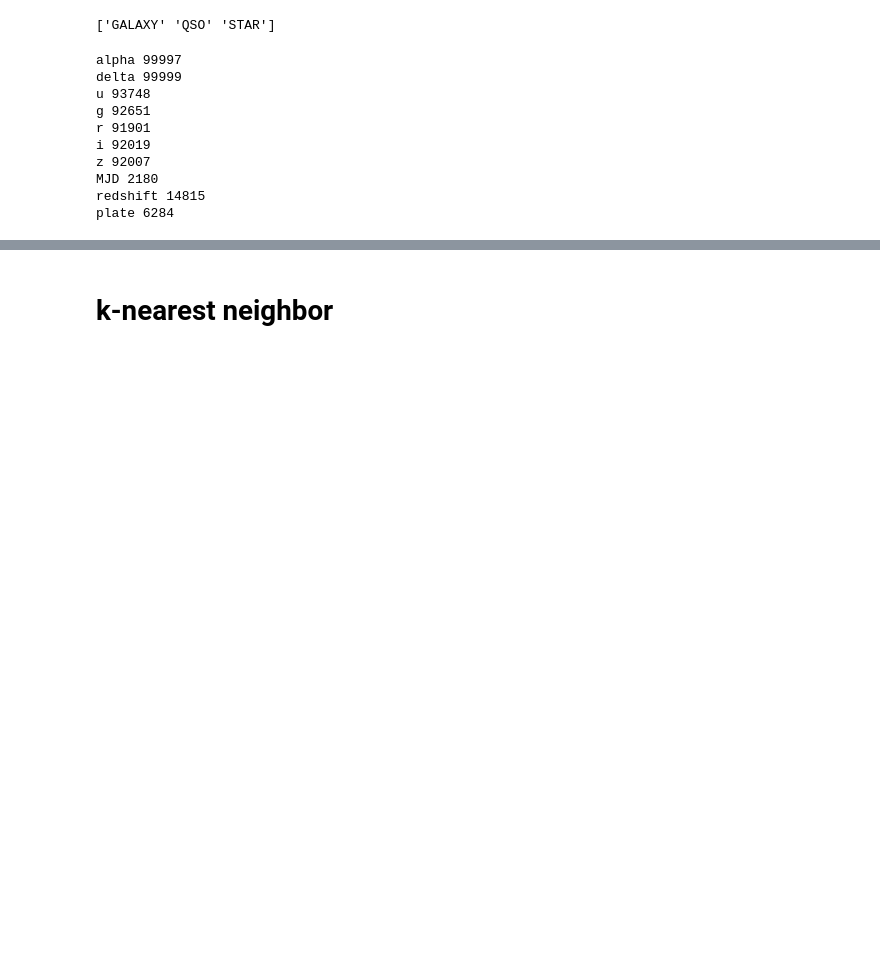
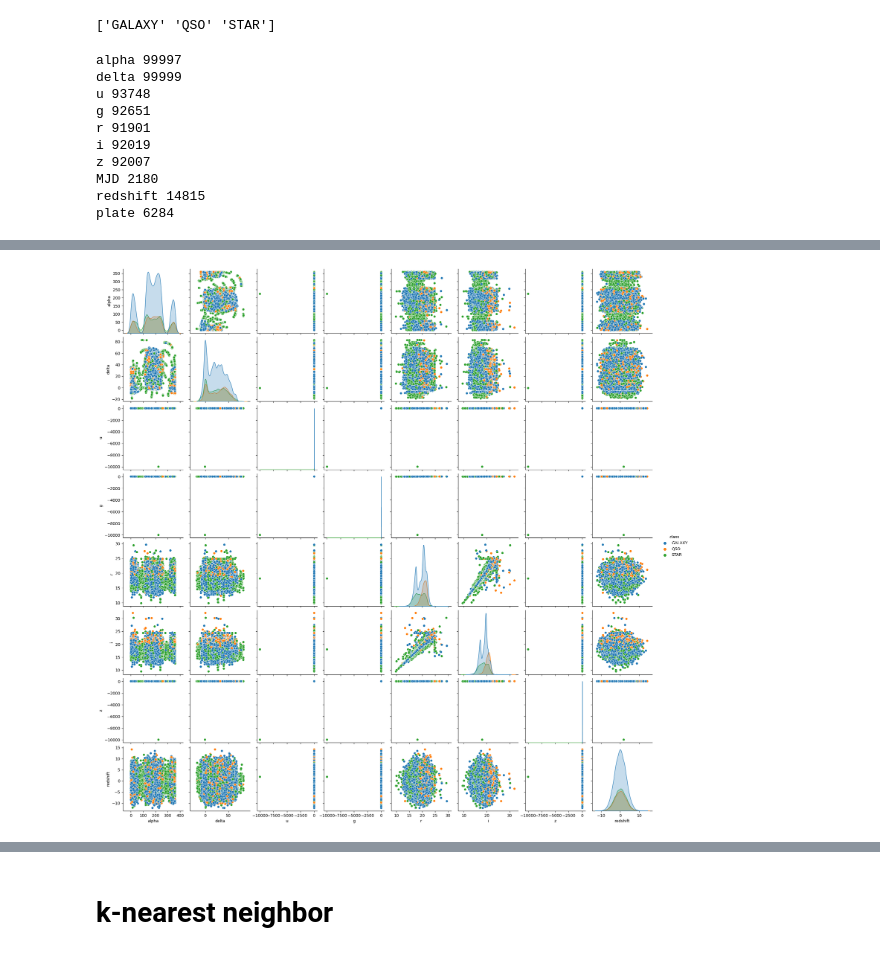
Before and after one commit to MaximosMp/IML_A2, a Jupyter notebook: IML_A2/dimensionality_reduction_a2.ipynb, the cells around one changed output, grey strips where cells are left out. Cells and saved outputs as stored; diff of their text form; code cells hidden in the pictures; blank space fills up the shorter version.

```diff
--- a/IML_A2/dimensionality_reduction_a2.ipynb
+++ b/IML_A2/dimensionality_reduction_a2.ipynb
@@ -40,0 +123,7 @@ plate 6284
+# %%
+# visualize the data with seaborn pairplot
+
+sns.pairplot(df_clean, hue='class')
+plt.show()
+# %% [output]
+[figure, added]
```
Also changed, not shown: parts of 11 cells of this notebook.
